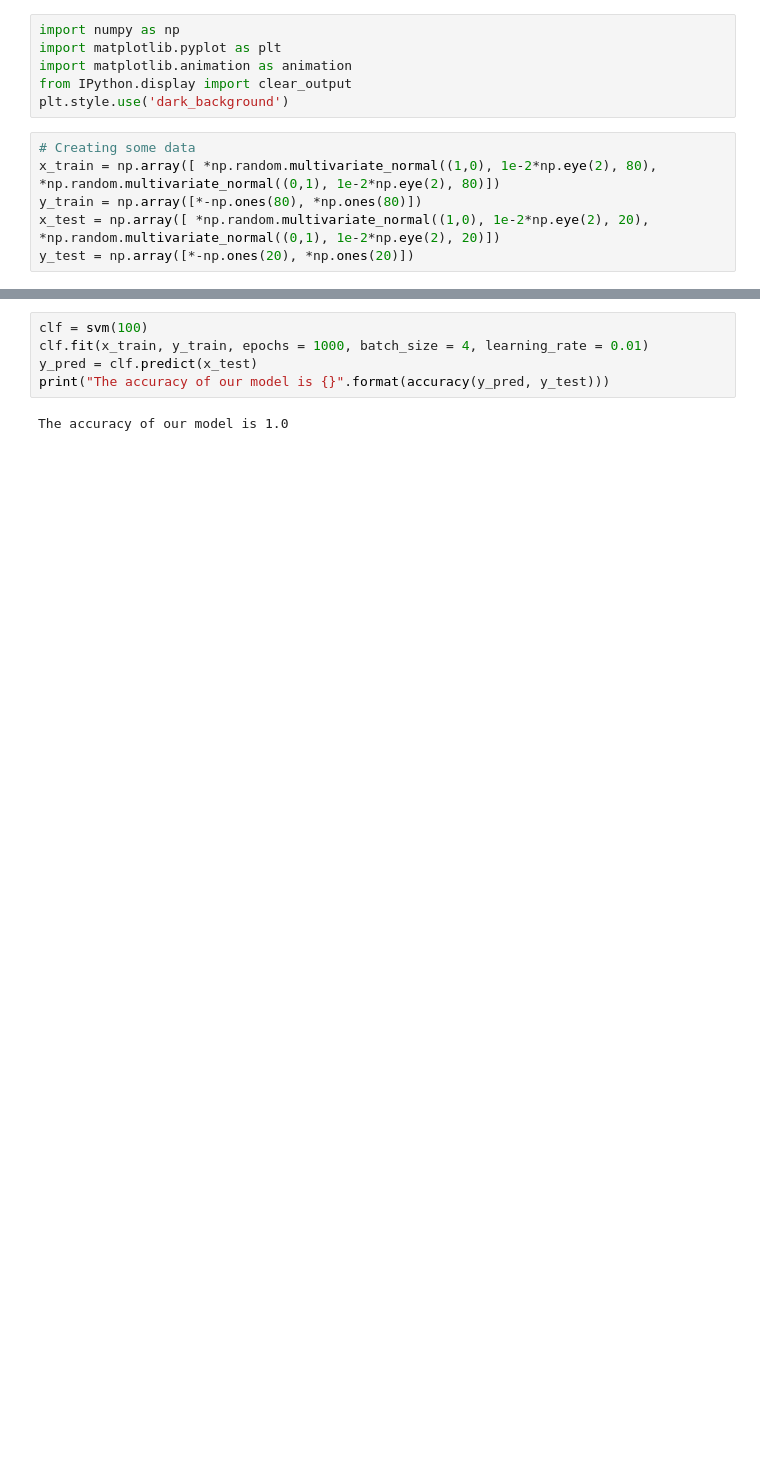
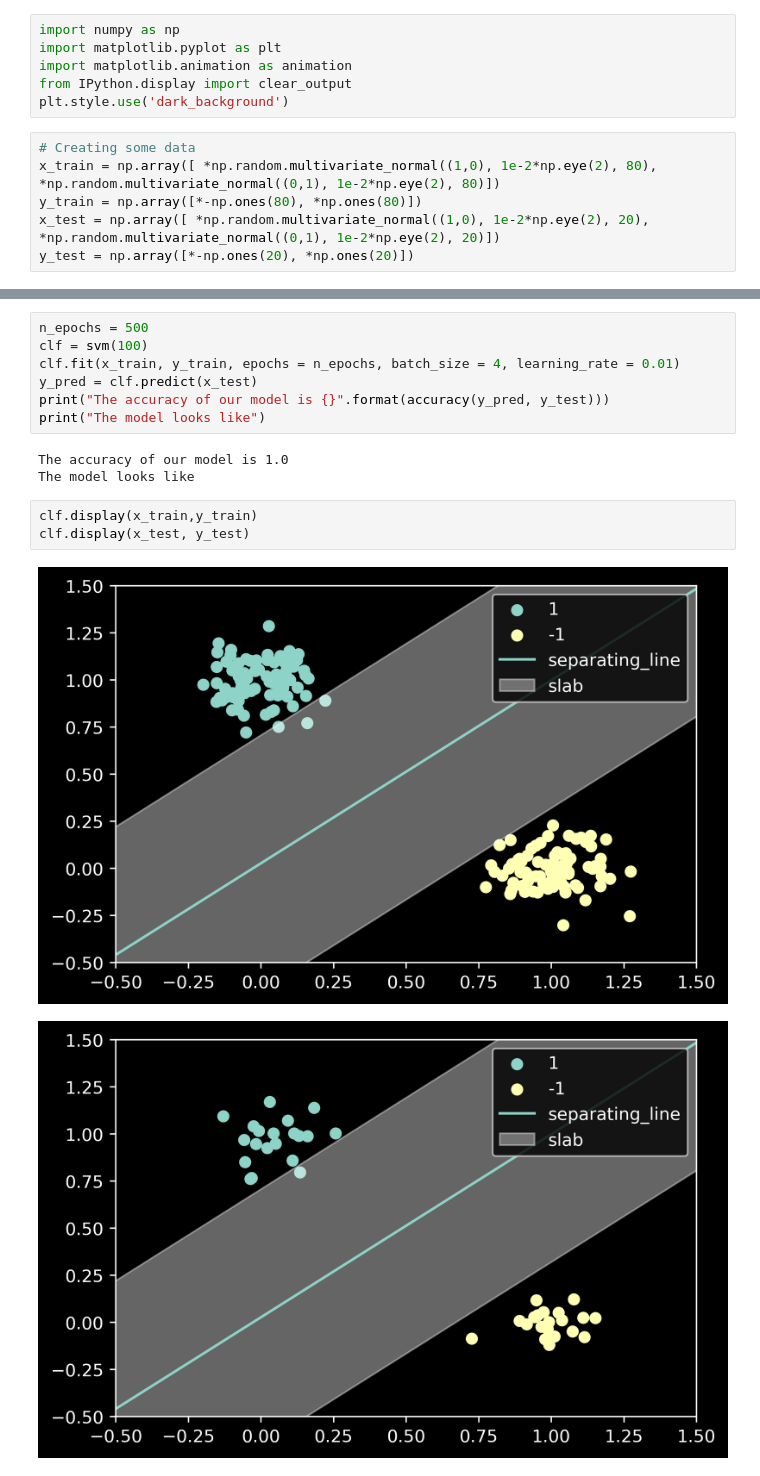
Before and after one commit to cmaspi/subgradient_method, a Jupyter notebook: code/svm_graphics.ipynb, the cells around one changed output, grey strips where cells are left out. Saved outputs shown, nothing was run; the diff lists cells and outputs as text; blank space fills up the shorter version.

```diff
--- a/code/svm_graphics.ipynb
+++ b/code/svm_graphics.ipynb
@@ -133,11 +142,20 @@ class svm:
         logits = test @ self.w + self.b
         return np.sign(logits)
 # %%
+n_epochs = 500
 clf = svm(100)
-clf.fit(x_train, y_train, epochs = 1000, batch_size = 4, learning_rate = 0.01)
+clf.fit(x_train, y_train, epochs = n_epochs, batch_size = 4, learning_rate = 0.01)
 y_pred = clf.predict(x_test)
 print("The accuracy of our model is {}".format(accuracy(y_pred, y_test)))
+print("The model looks like")
 # %% [output]
 The accuracy of our model is 1.0
+The model looks like
+# %%
+clf.display(x_train,y_train)
+clf.display(x_test, y_test)
+# %% [output]
+[figure, added]
+[figure, added]
 # %%
 import imageio
```
Also changed, not shown: parts of 3 cells of this notebook, 5 other files.
